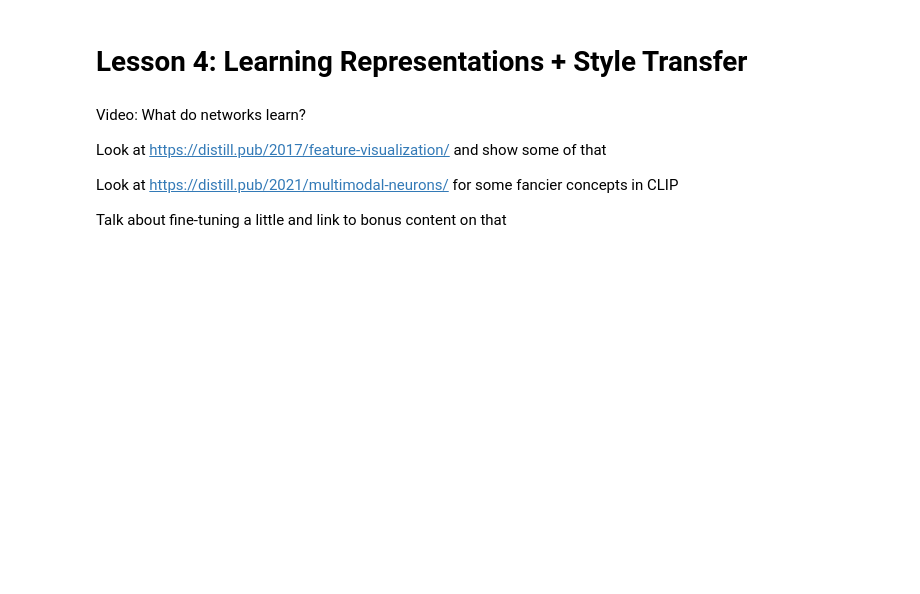
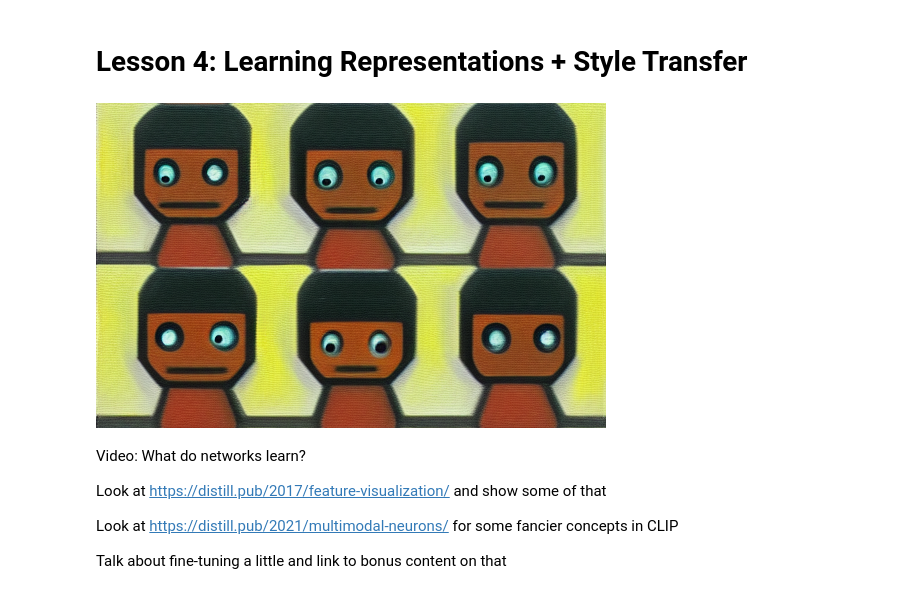
Before and after one commit to johnowhitaker/tglcourse, a Jupyter notebook: 04_Representations.ipynb, the cells around one changed output. Cells and saved outputs as stored; diff of their text form; code cells hidden in the pictures; blank space fills up the shorter version.

Commit message:
Adding image to l4

```diff
--- a/04_Representations.ipynb
+++ b/04_Representations.ipynb
@@ -3,3 +6,8 @@
+# %%
+#| echo: false
+load_image_pil('images/An_oil_painting_of_a_grid_of_tiny_robot_faces_in_rows.png')
+# %% [output]
+[figure, added]
 # %% [markdown]
 Video: What do networks learn?
 
```
Also changed, not shown: parts of 1 cell of this notebook, 1 other file.
